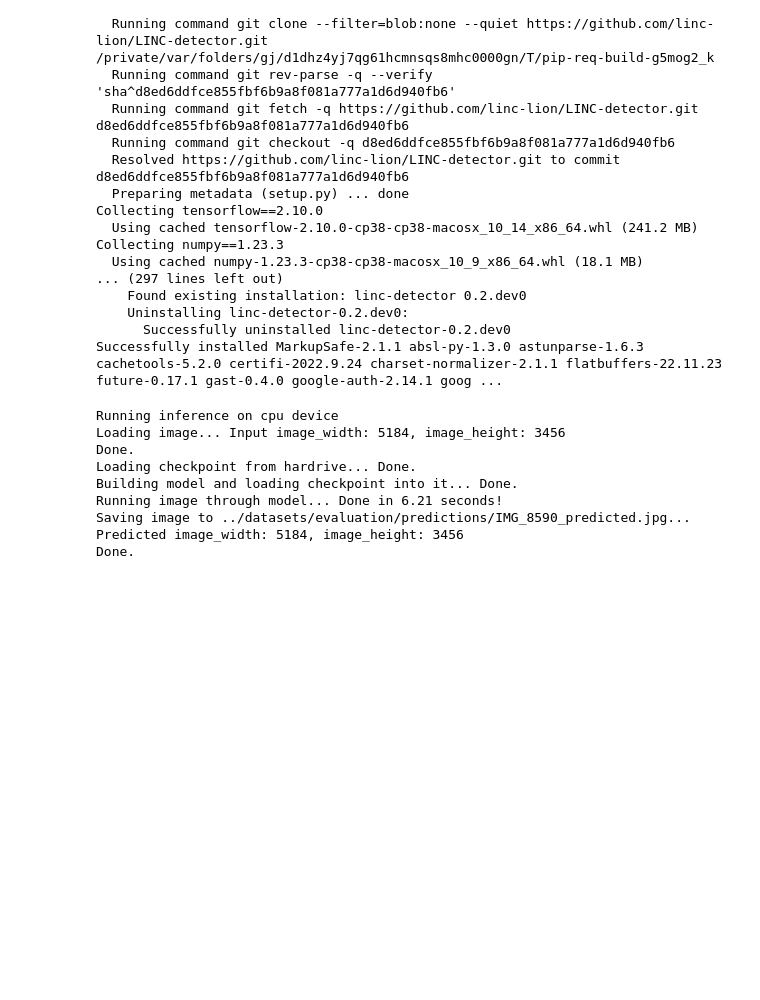
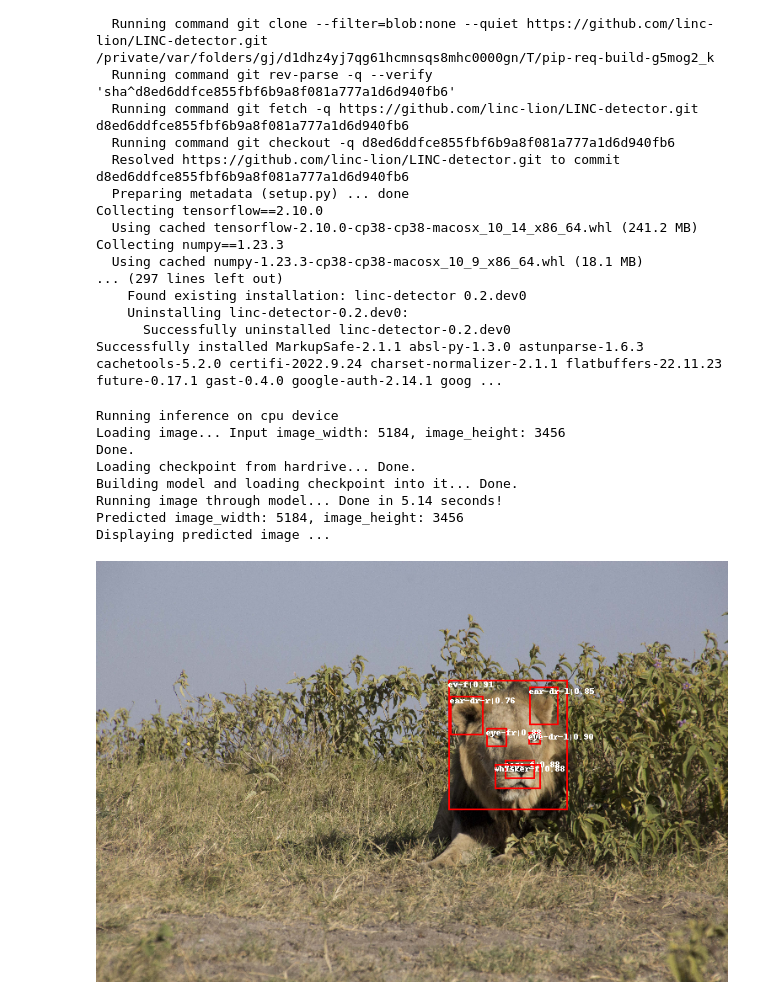
Before and after one commit to linc-lion/LINC-detector, a Jupyter notebook: notebooks/predict.ipynb, the cells around one changed output. Saved outputs shown, nothing was run; the diff lists cells and outputs as text; code cells hidden in the pictures; blank space fills up the shorter version.

```diff
--- a/notebooks/predict.ipynb
+++ b/notebooks/predict.ipynb
@@ -36,7 +36,7 @@ import torch
 
 
 @torch.no_grad()
-def predict(image_path, model_path, output_path, cpu):
+def predict(image_path, model_path, cpu):
     device = 'cuda' if torch.has_cuda and not cpu else 'cpu'
     print(f"Running inference on {device} device")
 
@@ -68,7 +68,6 @@ def predict(image_path, model_path, output_path, cpu):
     toc = time.time()
     print(f'Done in {toc - tic:.2f} seconds!')
 
-    print(f'Saving image to {output_path}... ', end='', flush=True)
     scores = outputs[0]['scores']
     top_scores_filter = scores > draw_confidence_threshold
     top_scores = scores[top_scores_filter]
@@ -84,19 +83,28 @@ def predict(image_path, model_path, output_path, cpu):
     pil_picture = convert_to_pil(image_with_boxes)
     width, height = loaded_image.size
     print(f'Predicted image_width: {width}, image_height: {height}')
-    pil_picture.save(output_path)
-    print('Done.')
+
+    return pil_picture
 # %%
+from IPython.display import display
+
 model_path = '../runs/Oct02_18-37-40_pytorch-1-10-cpu-p-ml-g4dn-2xlarge-a95c82100b2ed0e7e4d92d59e530/model_finished.pth'
 input_image_path = '../datasets/evaluation/Amboga/IMG_8590.jpg'
 output_image_path = '../datasets/evaluation/predictions/IMG_8590_predicted.jpg'
-predict(input_image_path, model_path, output_image_path, 'cpu')
+predicted_picture = predict(input_image_path, model_path, 'cpu')
+
+# print(f'Saving image to {output_image_path}... ', end='', flush=True)
+# predicted_picture.save(output_image_path)
+
+print('Displaying predicted image ... ', end='', flush=True)
+display(predicted_picture)
 # %% [output]
 Running inference on cpu device
 Loading image... Input image_width: 5184, image_height: 3456
 Done.
 Loading checkpoint from hardrive... Done.
 Building model and loading checkpoint into it... Done.
-Running image through model... Done in 6.21 seconds!
-Saving image to ../datasets/evaluation/predictions/IMG_8590_predicted.jpg... Predicted image_width: 5184, image_height: 3456
-Done.
+Running image through model... Done in 5.14 seconds!
+Predicted image_width: 5184, image_height: 3456
+Displaying predicted image ...
+[figure, added]
```
